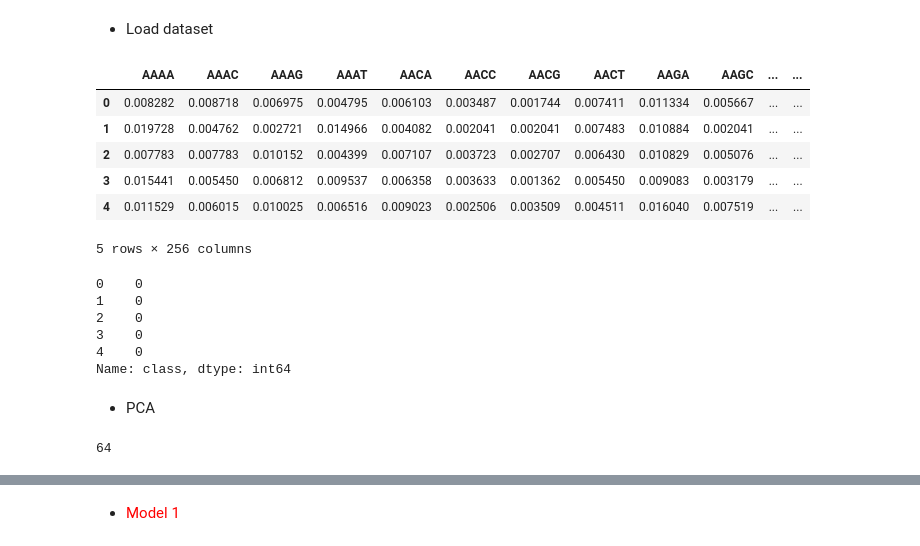
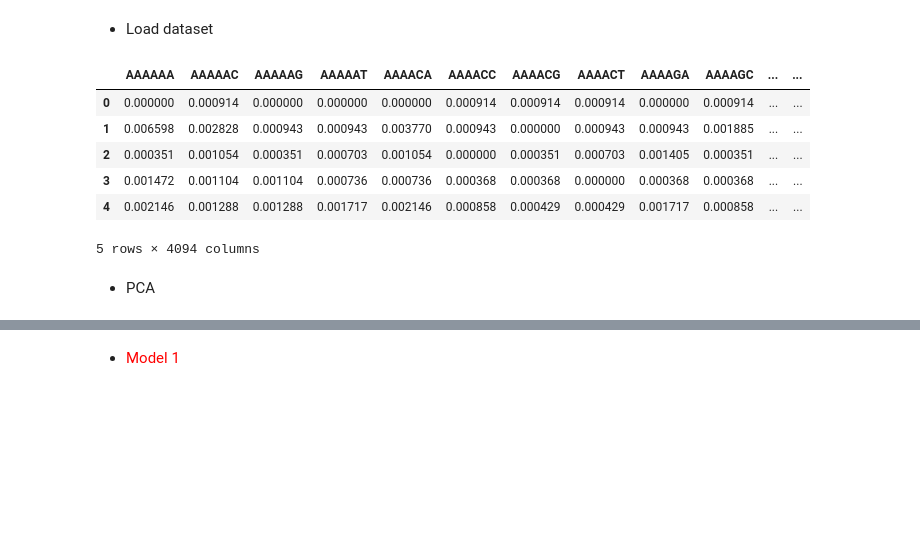
Before and after one commit to Genereux-akotenou/DNA_Classifier, a Jupyter notebook: Notebook/02-sub-notebook-pca.ipynb, the cells around one changed output, grey strips where cells are left out. Saved outputs shown, nothing was run; the diff lists cells and outputs as text; code cells hidden in the pictures; blank space fills up the shorter version.

```diff
--- a/Notebook/02-sub-notebook-pca.ipynb
+++ b/Notebook/02-sub-notebook-pca.ipynb
@@ -37,3 +49,25 @@ def kmer_count(sequence, k=3, step=1):
         kmers_count[key] = value / s
 
     return kmers_count
+# %%
+def read_fasta_file(file_path, family):
+    """
+    Utils: Convert fasta file to dataframe
+    """
+    sequences = []
+    with open(file_path, 'r') as file:
+        current_id = None
+        current_sequence = ''
+        for line in file:
+            if line.startswith('>'):
+                if current_id:
+                    sequences.append({'id': current_id, 'sequence':current_sequence, 'length':len(current_sequence), 'class': family})
+                current_id = line.strip().split('|')[0][1:].strip()
+                current_sequence = ''
+            else:
+                current_sequence += line.strip()
+        if current_id:
+            sequences.append({'id': current_id, 'sequence':current_sequence, 'length':len(current_sequence), 'class': family})
+
+    df = pd.DataFrame(sequences)
+    return df
@@ -41,3 +91,4 @@ def kmer_count(sequence, k=3, step=1):
 * Load dataset
 # %%
 dataset = pd.read_csv("../Output/Arabidopsis_thaliana_GHLH_and_CYP_gene.csv")
+testset = read_fasta_file("../Content/Validation-set/LsbHLH.fasta", 0)
@@ -50,27 +95,16 @@ for i in range(len(sequences)):
-# %%
-v = DictVectorizer(sparse=False)
-feature_values = v.fit_transform(kmers_count)
-feature_names = v.get_feature_names_out()
-X = pd.DataFrame(feature_values, columns=feature_names)
-X.head()
-# %% [output]
-|  | AAAA | AAAC | AAAG | AAAT | AACA | AACC | AACG | AACT | AAGA | AAGC | ... | ... |
-| 0 | 0.008282 | 0.008718 | 0.006975 | 0.004795 | 0.006103 | 0.003487 | 0.001744 | 0.007411 | 0.011334 | 0.005667 | ... | ... |
-| 1 | 0.019728 | 0.004762 | 0.002721 | 0.014966 | 0.004082 | 0.002041 | 0.002041 | 0.007483 | 0.010884 | 0.002041 | ... | ... |
-| 2 | 0.007783 | 0.007783 | 0.010152 | 0.004399 | 0.007107 | 0.003723 | 0.002707 | 0.006430 | 0.010829 | 0.005076 | ... | ... |
-| 3 | 0.015441 | 0.005450 | 0.006812 | 0.009537 | 0.006358 | 0.003633 | 0.001362 | 0.005450 | 0.009083 | 0.003179 | ... | ... |
-| 4 | 0.011529 | 0.006015 | 0.010025 | 0.006516 | 0.009023 | 0.002506 | 0.003509 | 0.004511 | 0.016040 | 0.007519 | ... | ... |
-5 rows × 256 columns
-# %%
-y = dataset['class']
-y.head()
-# %% [output]
-0    0
-1    0
-2    0
-3    0
-4    0
-Name: class, dtype: int64
+# %%
+k=6
+X, y = build_kmer_representation(dataset, k=k)
+X_test, y_test = build_kmer_representation(testset, k=k)
+X_test.head()
+# %% [output]
+|  | AAAAAA | AAAAAC | AAAAAG | AAAAAT | AAAACA | AAAACC | AAAACG | AAAACT | AAAAGA | AAAAGC | ... | ... |
+| 0 | 0.000000 | 0.000914 | 0.000000 | 0.000000 | 0.000000 | 0.000914 | 0.000914 | 0.000914 | 0.000000 | 0.000914 | ... | ... |
+| 1 | 0.006598 | 0.002828 | 0.000943 | 0.000943 | 0.003770 | 0.000943 | 0.000000 | 0.000943 | 0.000943 | 0.001885 | ... | ... |
+| 2 | 0.000351 | 0.001054 | 0.000351 | 0.000703 | 0.001054 | 0.000000 | 0.000351 | 0.000703 | 0.001405 | 0.000351 | ... | ... |
+| 3 | 0.001472 | 0.001104 | 0.001104 | 0.000736 | 0.000736 | 0.000368 | 0.000368 | 0.000000 | 0.000368 | 0.000368 | ... | ... |
+| 4 | 0.002146 | 0.001288 | 0.001288 | 0.001717 | 0.002146 | 0.000858 | 0.000429 | 0.000429 | 0.001717 | 0.000858 | ... | ... |
+5 rows × 4094 columns
 # %% [markdown]
 * PCA
 # %%
@@ -88,7 +124,3 @@ X_pca = pca.fit_transform(X_scaled)
-# %%
-c
-# %% [output]
-64
 # %%
 # Step 3: Explained variance
 print(pca)
```
Also changed, not shown: parts of 21 cells of this notebook, 2 other files.
